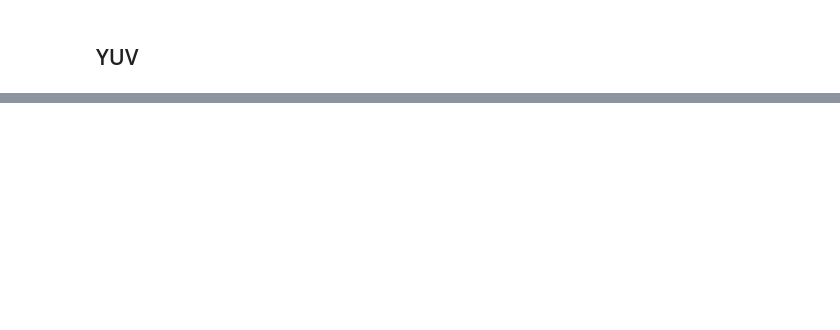
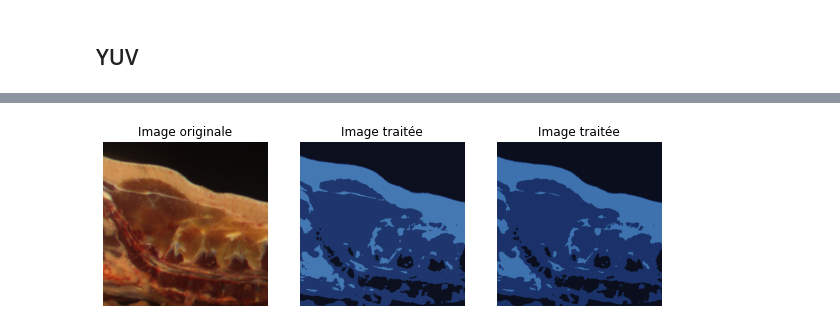
Before and after one commit to Unissia/AIA, a Jupyter notebook: Traitement_automatisé.ipynb, the cells around one changed output, grey strips where cells are left out. Cells and saved outputs as stored; diff of their text form; code cells hidden in the pictures; blank space fills up the shorter version.

```diff
--- a/Traitement_automatisé.ipynb
+++ b/Traitement_automatisé.ipynb
@@ -272,0 +681,39 @@ print(f"Le programme a mis {duree} secondes à s'exécuter pour {nb_images} imag
+# %%
+import matplotlib.pyplot as plt
+
+# Charger l'image
+image = cv2.imread("./Images_originales/000002.jpg")
+
+# Définir le noyau structurant
+kernel = np.ones((3, 3), np.uint8)  # Noyau de 5x5 avec tous les éléments à 1
+
+# Appliquer l'érosion
+image_eroded = cv2.erode(image, kernel, iterations=1)
+
+# Afficher les images avec matplotlib
+plt.figure(figsize=(10, 5))
+
+# Afficher l'image originale
+plt.subplot(1, 3, 1)
+plt.title('Image originale')
+plt.imshow(cv2.cvtColor(image, cv2.COLOR_BGR2RGB))  # Convertir de BGR à RGB pour matplotlib
+plt.axis('off')
+
+# Appliquer le traitement K-Means à l'image érodée
+image_traitee_1 = traitement_kmean(image, 3)
+image_traitee_2 = traitement_kmean(image_eroded, 3)
+
+# Afficher l'image kmean
+plt.subplot(1, 3, 2)
+plt.title('Image traitée')
+plt.imshow(image_traitee_1)  # Matplotlib attend déjà une image au format RGB
+plt.axis('off')
+
+# Afficher l'image kmean érodée
+plt.subplot(1, 3, 3)
+plt.title('Image traitée')
+plt.imshow(image_traitee_2)  # Matplotlib attend déjà une image au format RGB
+plt.axis('off')
+plt.show()
+# %% [output]
+[figure, added]
```
Also changed, not shown: parts of 35 cells of this notebook.
